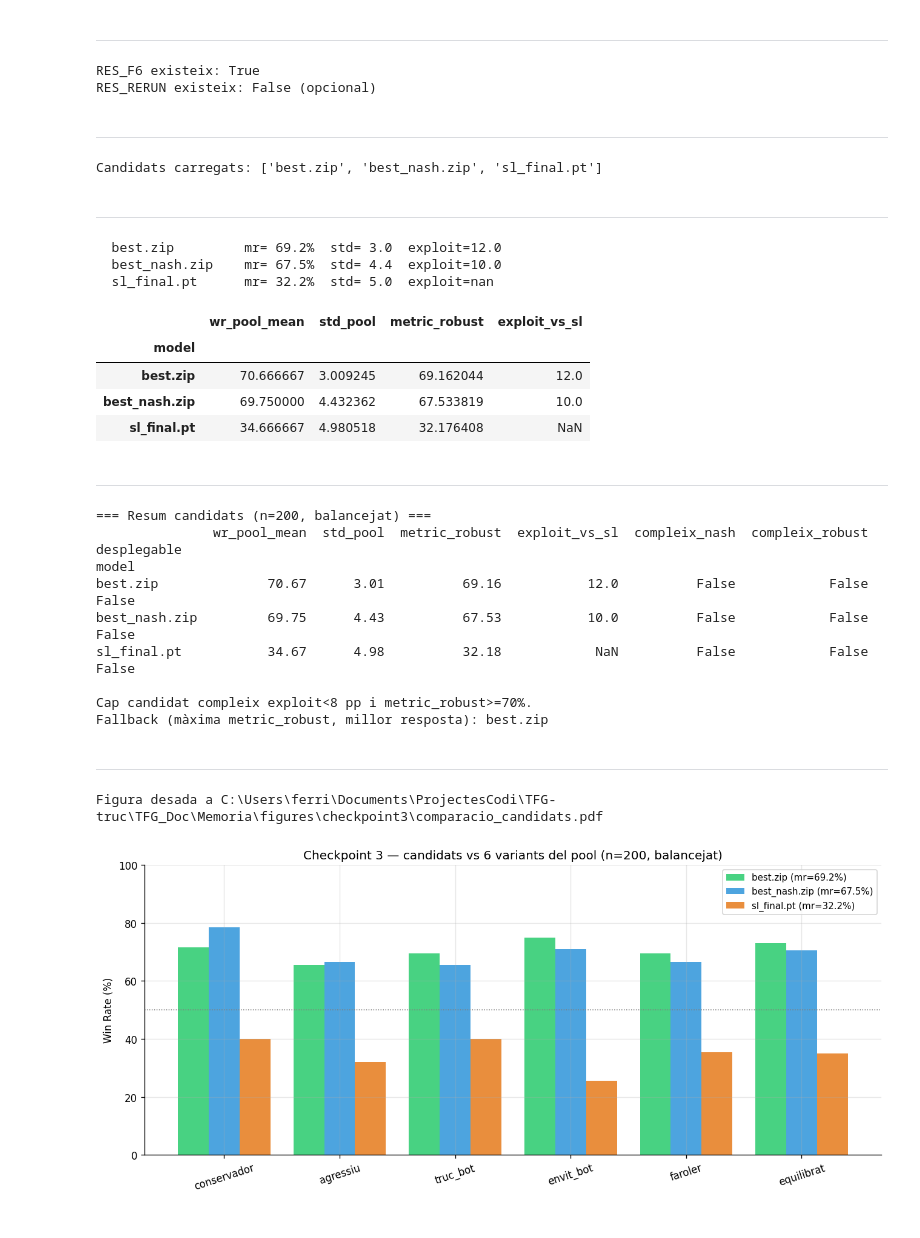
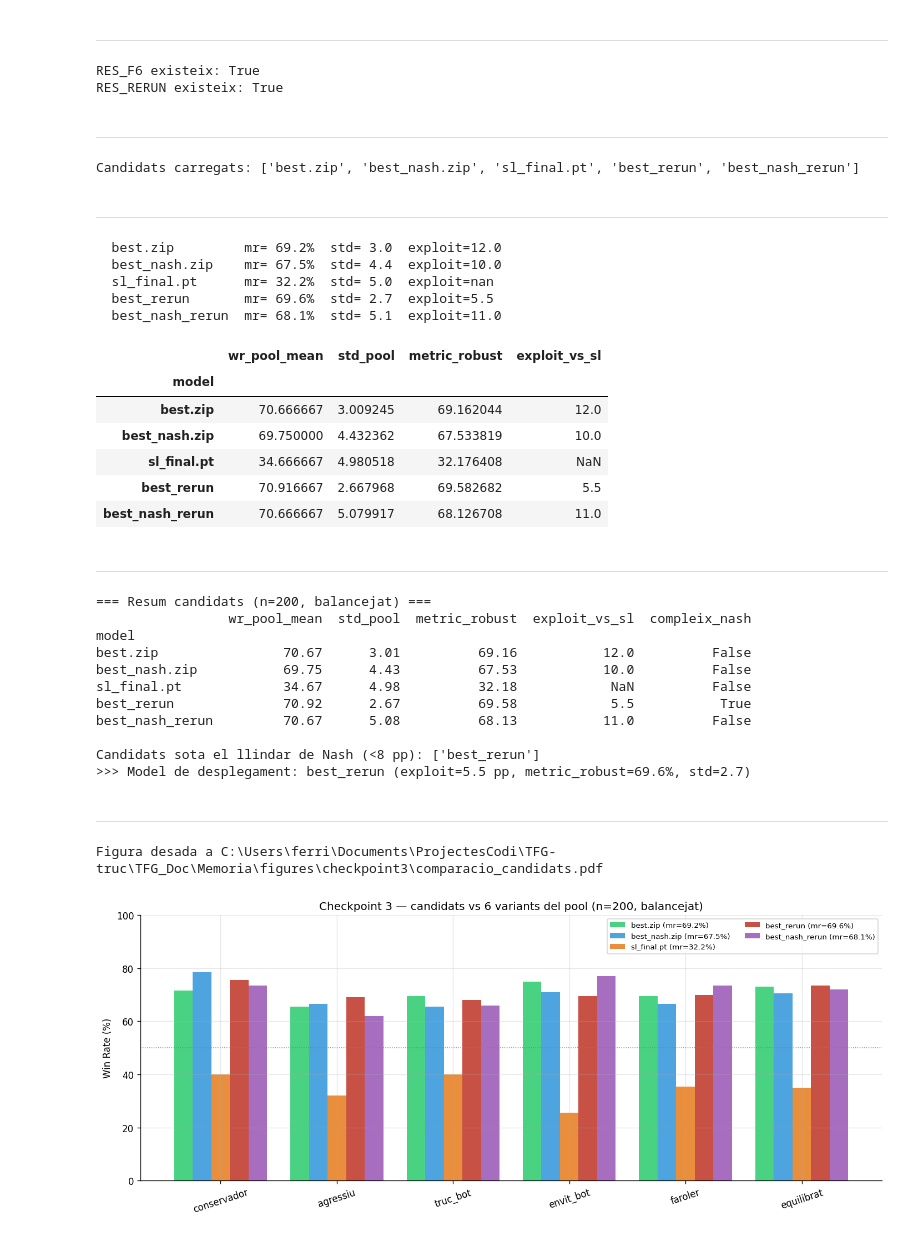
Before and after one commit to JoFeF08/TFG_Doc, a Jupyter notebook: notebooks/7_checkpoint3/comparacio_checkpoint3.ipynb, the cells around one changed output. Saved outputs shown, nothing was run; the diff lists cells and outputs as text; code cells hidden in the pictures.

```diff
--- a/notebooks/7_checkpoint3/comparacio_checkpoint3.ipynb
+++ b/notebooks/7_checkpoint3/comparacio_checkpoint3.ipynb
@@ -56,17 +56,17 @@ from RL.entrenament.entrenamentsComparatius.fase5.entrenament_fase5 import _juga
 from RL.entrenament.entrenamentsComparatius.fase4.pool_oponents import crear_oponent
 
 RES_F6   = (BASE / 'TFG_Doc/notebooks/6_nfsp/resultats/ppo_nfsp').resolve()
-# Quan s'executi el re-run amb el criteri corregit, apuntar aquí el seu best_nash:
-RES_RERUN = (BASE / 'TFG_Doc/notebooks/6_nfsp/resultats/ppo_nfsp_rerun').resolve()
+# Re-run amb criteri corregit (12M, executat a Colab L4):
+RES_RERUN = (BASE / 'TFG_Doc/notebooks/7_checkpoint3/ppo_nfsp_rerun').resolve()
 
 VARIANTS = ['conservador','agressiu','truc_bot','envit_bot','faroler','equilibrat']
 N_GAMES  = 200
 
 print('RES_F6 existeix:', RES_F6.exists())
-print('RES_RERUN existeix:', RES_RERUN.exists(), '(opcional)')
+print('RES_RERUN existeix:', RES_RERUN.exists())
 # %% [output]
 RES_F6 existeix: True
-RES_RERUN existeix: False (opcional)
+RES_RERUN existeix: True
 # %% [markdown]
 ---
 # %%
@@ -109,19 +109,21 @@ def wr_bal(a, b, n=N_GAMES, seed=77777):
             wins += int(not _jugar_partida_sencera(b, a, rng))
     return 100.0 * wins / n
 
-# Candidats disponibles (afegir el re-run si existeix)
+# Candidats: 3 originals de F6 + 2 del re-run corregit (12M)
 sl_final  = carregar_sl(RES_F6 / 'sl_final.pt')
 candidats = {
-    'best.zip':      carregar_ppo(RES_F6 / 'best.zip'),
-    'best_nash.zip': carregar_ppo(RES_F6 / 'best_nash.zip'),
-    'sl_final.pt':   sl_final,
+    'best.zip':         carregar_ppo(RES_F6 / 'best.zip'),
+    'best_nash.zip':    carregar_ppo(RES_F6 / 'best_nash.zip'),
+    'sl_final.pt':      sl_final,
 }
+if (RES_RERUN / 'best.zip').exists():
+    candidats['best_rerun'] = carregar_ppo(RES_RERUN / 'best.zip')
 if (RES_RERUN / 'best_nash.zip').exists():
     candidats['best_nash_rerun'] = carregar_ppo(RES_RERUN / 'best_nash.zip')
 
 print('Candidats carregats:', list(candidats))
 # %% [output]
-Candidats carregats: ['best.zip', 'best_nash.zip', 'sl_final.pt']
+Candidats carregats: ['best.zip', 'best_nash.zip', 'sl_final.pt', 'best_rerun', 'best_nash_rerun']
 # %% [markdown]
 ---
 # %%
@@ -149,74 +151,83 @@ df
   best.zip         mr= 69.2%  std= 3.0  exploit=12.0
   best_nash.zip    mr= 67.5%  std= 4.4  exploit=10.0
   sl_final.pt      mr= 32.2%  std= 5.0  exploit=nan
+  best_rerun       mr= 69.6%  std= 2.7  exploit=5.5
+  best_nash_rerun  mr= 68.1%  std= 5.1  exploit=11.0
 |  | wr_pool_mean | std_pool | metric_robust | exploit_vs_sl |
 | model |  |  |  |  |
 | best.zip | 70.666667 | 3.009245 | 69.162044 | 12.0 |
 | best_nash.zip | 69.750000 | 4.432362 | 67.533819 | 10.0 |
 | sl_final.pt | 34.666667 | 4.980518 | 32.176408 | NaN |
+| best_rerun | 70.916667 | 2.667968 | 69.582682 | 5.5 |
+| best_nash_rerun | 70.666667 | 5.079917 | 68.126708 | 11.0 |
 # %% [markdown]
 ---
 # %%
-# Taula de decisió: criteri exploit_vs_sl < 8 pp AND metric_robust >= 70%
-LLINDAR_NASH   = 8.0
-LLINDAR_ROBUST = 70.0
+# Criteri de decisió. Primari (acadèmic): Nash gap exploit_vs_sl < 8 pp.
+# Secundari (desempat): màxima metric_robust (robustesa inter-estil).
+LLINDAR_NASH = 8.0
 
 taula = df.copy()
-taula['compleix_nash']   = taula['exploit_vs_sl'] < LLINDAR_NASH
-taula['compleix_robust'] = taula['metric_robust'] >= LLINDAR_ROBUST
-taula['desplegable']     = taula['compleix_nash'] & taula['compleix_robust']
+taula['compleix_nash'] = taula['exploit_vs_sl'] < LLINDAR_NASH
 
 print('=== Resum candidats (n=200, balancejat) ===')
 print(taula.round(2).to_string())
 print()
-if taula['desplegable'].any():
-    triat = taula['metric_robust'][taula['desplegable']].idxmax()
-    print(f'Model desplegable que compleix els dos criteris: {triat}')
+
+sota_llindar = taula[taula['compleix_nash']]
+if len(sota_llindar):
+    triat = sota_llindar['metric_robust'].idxmax()
+    print(f'Candidats sota el llindar de Nash (<8 pp): {list(sota_llindar.index)}')
+    print(f'>>> Model de desplegament: {triat} '
+          f'(exploit={taula.loc[triat, "exploit_vs_sl"]:.1f} pp, '
+          f'metric_robust={taula.loc[triat, "metric_robust"]:.1f}%, '
+          f'std={taula.loc[triat, "std_pool"]:.1f})')
 else:
     triat = df['metric_robust'].idxmax()
-    print('Cap candidat compleix exploit<8 pp i metric_robust>=70%.')
-    print(f'Fallback (màxima metric_robust, millor resposta): {triat}')
+    print('Cap candidat baixa de 8 pp; fallback per màxima robustesa:', triat)
 # %% [output]
 === Resum candidats (n=200, balancejat) ===
-               wr_pool_mean  std_pool  metric_robust  exploit_vs_sl  compleix_nash  compleix_robust  desplegable
+                 wr_pool_mean  std_pool  metric_robust  exploit_vs_sl  compleix_nash
 model
-best.zip              70.67      3.01          69.16           12.0          False            False        False
-best_nash.zip         69.75      4.43          67.53           10.0          False            False        False
-sl_final.pt           34.67      4.98          32.18            NaN          False            False        False
+best.zip                70.67      3.01          69.16           12.0          False
+best_nash.zip           69.75      4.43          67.53           10.0          False
+sl_final.pt             34.67      4.98          32.18            NaN          False
+best_rerun              70.92      2.67          69.58            5.5           True
+best_nash_rerun         70.67      5.08          68.13           11.0          False
 
-Cap candidat compleix exploit<8 pp i metric_robust>=70%.
-Fallback (màxima metric_robust, millor resposta): best.zip
+Candidats sota el llindar de Nash (<8 pp): ['best_rerun']
+>>> Model de desplegament: best_rerun (exploit=5.5 pp, metric_robust=69.6%, std=2.7)
 # %% [markdown]
 ---
 # %%
 # Figura: WR per variant dels candidats + mitjana
 COLORS = {'best.zip': '#2ecc71', 'best_nash.zip': '#3498db', 'sl_final.pt': '#e67e22',
-          'best_nash_rerun': '#9b59b6'}
+          'best_rerun': '#c0392b', 'best_nash_rerun': '#9b59b6'}
 models = list(candidats)
 x = np.arange(len(VARIANTS))
 w = 0.8 / len(models)
 
-fig, ax = plt.subplots(figsize=(11, 5))
+fig, ax = plt.subplots(figsize=(12, 5))
 for j, nom in enumerate(models):
     vals = [wr_per_variant[nom][v] for v in VARIANTS]
     ax.bar(x + (j - (len(models)-1)/2) * w, vals, width=w,
            label=f"{nom} (mr={df.loc[nom,'metric_robust']:.1f}%)",
            color=COLORS.get(nom, None), alpha=0.88)
 ax.axhline(50, color='gray', ls=':', lw=0.9)
 ax.set_xticks(x); ax.set_xticklabels(VARIANTS, rotation=18)
 ax.set_ylabel('Win Rate (%)'); ax.set_ylim(0, 100)
 ax.set_title('Checkpoint 3 — candidats vs 6 variants del pool (n=200, balancejat)')
-ax.legend(fontsize=9)
+ax.legend(fontsize=8, ncol=2)
 plt.tight_layout()
 
 FIG_DIR = (BASE / 'TFG_Doc/Memoria/figures/checkpoint3').resolve()
 FIG_DIR.mkdir(parents=True, exist_ok=True)
 fig.savefig(FIG_DIR / 'comparacio_candidats.pdf', bbox_inches='tight')
 print('Figura desada a', FIG_DIR / 'comparacio_candidats.pdf')
 plt.show()
 # %% [output]
 Figura desada a C:\Users\ferri\Documents\ProjectesCodi\TFG-truc\TFG_Doc\Memoria\figures\checkpoint3\comparacio_candidats.pdf
-[figure, old version]
+[figure, new version]
 # %% [markdown]
 ---
 
```
Also changed, not shown: parts of 1 cell of this notebook, 3 other files.
